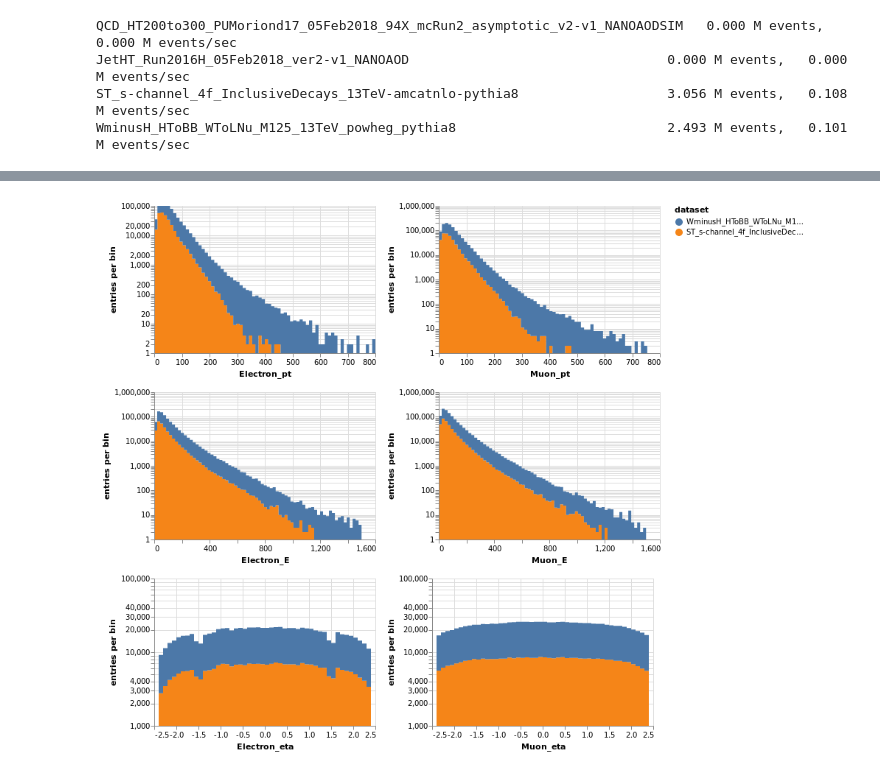
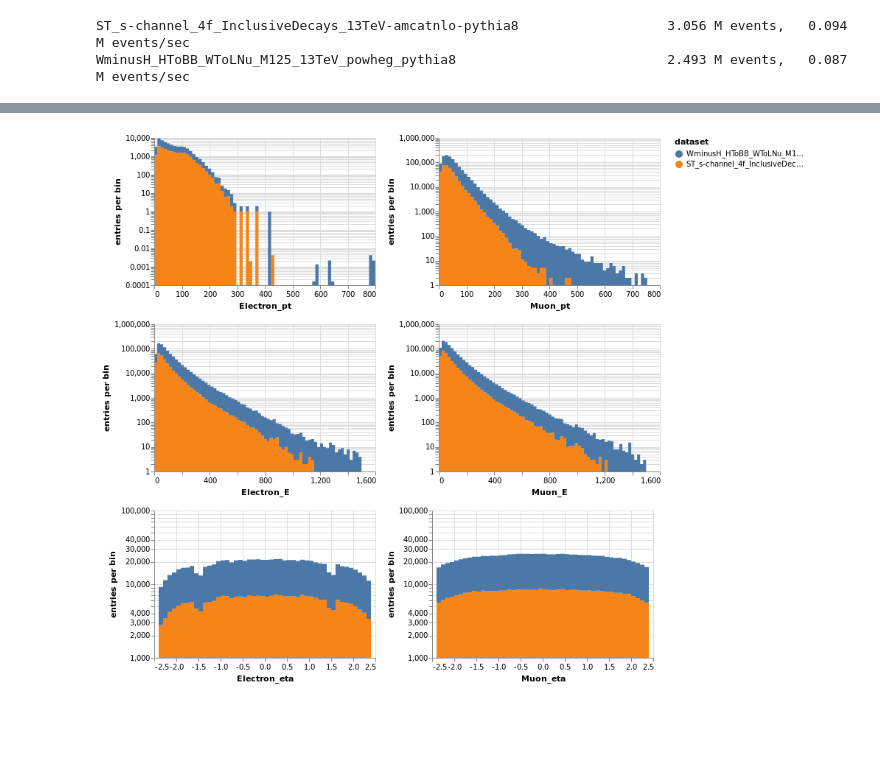
Before and after one commit to fnavarro94/CoffeaMaker, a Jupyter notebook: plots.ipynb, the cells around one changed output, grey strips where cells are left out. Saved outputs shown, nothing was run; the diff lists cells and outputs as text; code cells hidden in the pictures; blank space fills up the shorter version.

Commit message:
lepton trigger sf weights added (sort off)

```diff
--- a/plots.ipynb
+++ b/plots.ipynb
@@ -7,8 +7,8 @@ from histbook import bin as hbin
 
 
 import zlib
-import pickle
-import lookup_tools
+import cloudpickle
+import fnal_column_analysis_tools
 import uproot
 import awkward
 import numpy as np
@@ -25,27 +25,33 @@ from dummy_distributions import dummy_jagged_eta_pt
 
 job_server = ("ifdb02.fnal.gov", 8765)
 #job_server = ("dbwebdev.fnal.gov", 8765)
-datasets = ["QCD_HT200to300_PUMoriond17_05Feb2018_94X_mcRun2_asymptotic_v2-v1_NANOAODSIM",
-            "JetHT_Run2016H_05Feb2018_ver2-v1_NANOAOD",
+datasets = [
            "ST_s-channel_4f_InclusiveDecays_13TeV-amcatnlo-pythia8",
            "WminusH_HToBB_WToLNu_M125_13TeV_powheg_pythia8",
            ]
 # %%
 # Load histograms with lookup_tools
-extractor = lookup_tools.extractor()
-extractor.add_weight_sets(["testJson * EIDISO_WH_out.histo.json"])
+#extractor = fnal_column_analysis_tools.lookup_tools.extractor()
+#extractor.add_weight_sets(["testJson * EIDISO_WH_out.histo.json"])
+#extractor.finalize()
+
+extractor = fnal_column_analysis_tools.lookup_tools.extractor()
+correctionDescriptions = open("newCorrectionFiles.txt").readlines()
+extractor.add_weight_sets(['* * moriond17/muon_scalefactors_37ifb.root'])
 extractor.finalize()
 
+weights_names = zlib.compress(cloudpickle.dumps(extractor._extractor__names))
+weights_vals = zlib.compress(cloudpickle.dumps(extractor._extractor__weights))
 evaluator = extractor.make_evaluator()
 #let's pickle and zip it
-eval_pickle = pickle.dumps(evaluator)
+eval_pickle = cloudpickle.dumps(evaluator)
 eval_pickle= zlib.compress(eval_pickle)
 
 
-counts, test_eta, test_pt = dummy_jagged_eta_pt()
+#counts, test_eta, test_pt = dummy_jagged_eta_pt()
 
-sf_out = evaluator['testJsonEIDISO_WH/eta_pt_ratio_value'](test_eta, test_pt)
-sf_err_out = evaluator['testJsonEIDISO_WH/eta_pt_ratio_error'](test_eta, test_pt)
+#sf_out = evaluator['testJsonEIDISO_WH/eta_pt_ratio_value'](test_eta, test_pt)
+#sf_err_out = evaluator['testJsonEIDISO_WH/eta_pt_ratio_error'](test_eta, test_pt)
 #print(sf_out)
 #print(sf_err_out)
 # %%
@@ -152,11 +205,11 @@ session = Session(job_server)
 
 
 
-electron_pt = Hist(hbin("Electron_pt", 70, 0, 800), groupby("dataset"))
+electron_pt = Hist(hbin("Electron_pt", 70, 0, 800), groupby("dataset"), weight="weight")
 muon_pt = Hist(hbin("Muon_pt", 70, 0, 800), groupby("dataset"))
 
 
-electron_E = Hist(hbin("Electron_E",70,0,1500),groupby("dataset"), weight="weight")
+electron_E = Hist(hbin("Electron_E",70,0,1500),groupby("dataset")) #, weight="weight")
 muon_E     = Hist(hbin("Muon_E",70,0,1500),groupby("dataset"))
 
 electron_eta = Hist(hbin("Electron_eta",50,-2.5,2.5),groupby("dataset"))
@@ -222,22 +275,21 @@ class Callback:
 # %%
 display.init()
 callback = Callback(display)
 for dataset_name in datasets:
     job = session.createJob(dataset_name,
         user_callback=callback,
-        user_params = {"dataset":dataset_name,"evaluator":eval_pickle},
+        user_params = {"dataset":dataset_name, "weights_names":weights_names,"weights_vals":weights_vals},
+        #user_params = {"dataset":dataset_name },
         histograms=[electron_pt,muon_pt,electron_E, muon_E, electron_eta, muon_eta]
     )
     job.run()
     runtime = job.TFinish - job.TStart
     nevents = job.EventsProcessed
     print "%-70s %7.3f M events, %7.3f M events/sec" % (dataset_name, float(nevents)/1000000, nevents/runtime/1000000)
 
 disp.to(VegaLite)
 # %% [output]
-QCD_HT200to300_PUMoriond17_05Feb2018_94X_mcRun2_asymptotic_v2-v1_NANOAODSIM   0.000 M events,   0.000 M events/sec
-JetHT_Run2016H_05Feb2018_ver2-v1_NANOAOD                                 0.000 M events,   0.000 M events/sec
-ST_s-channel_4f_InclusiveDecays_13TeV-amcatnlo-pythia8                   3.056 M events,   0.108 M events/sec
-WminusH_HToBB_WToLNu_M125_13TeV_powheg_pythia8                           2.493 M events,   0.101 M events/sec
+ST_s-channel_4f_InclusiveDecays_13TeV-amcatnlo-pythia8                   3.056 M events,   0.094 M events/sec
+WminusH_HToBB_WToLNu_M125_13TeV_powheg_pythia8                           2.493 M events,   0.087 M events/sec
 [interactive output not drawn]
-[figure, old version]
+[figure, new version]
```
Also changed, not shown: parts of 1 cell of this notebook.
